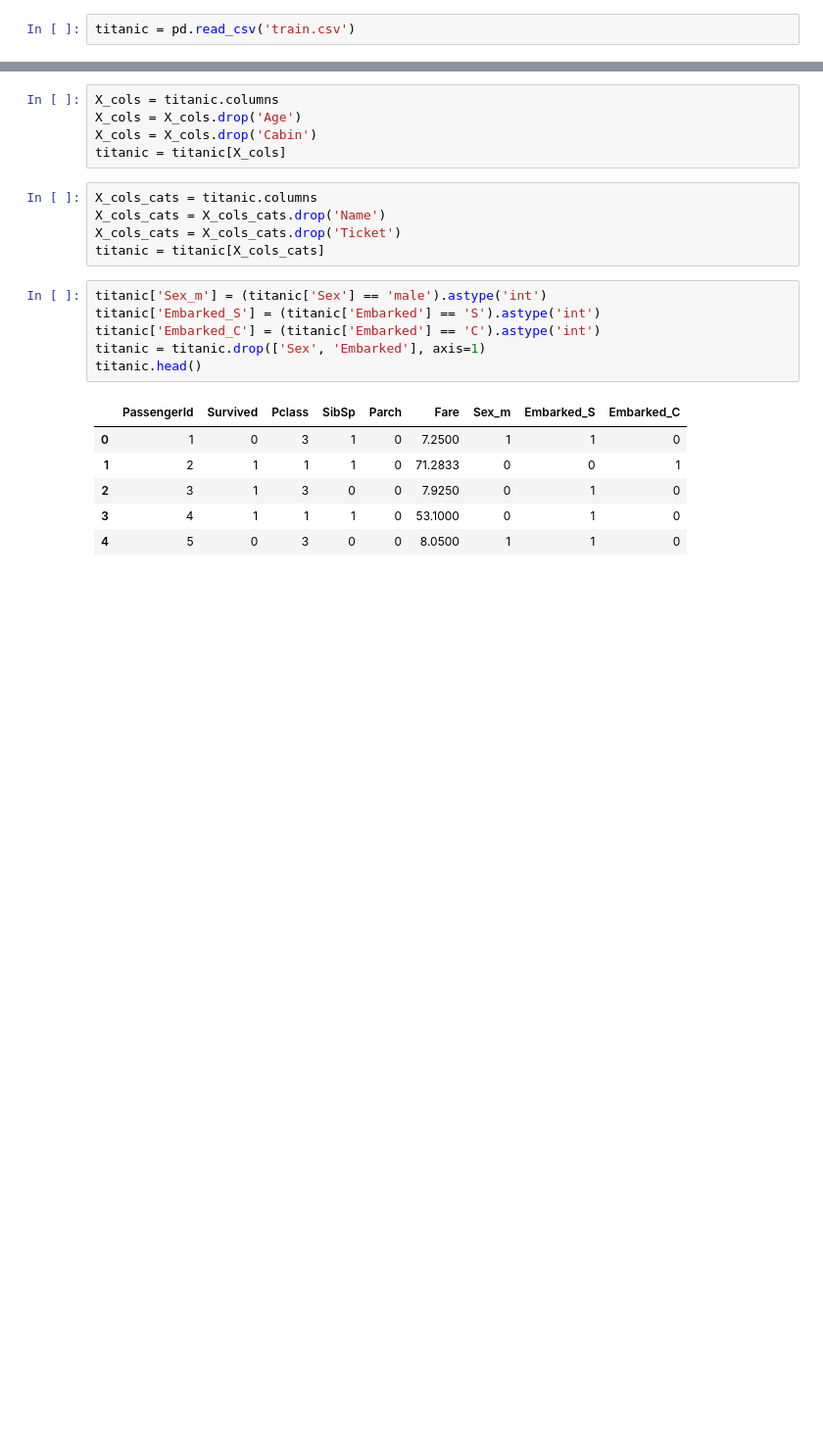
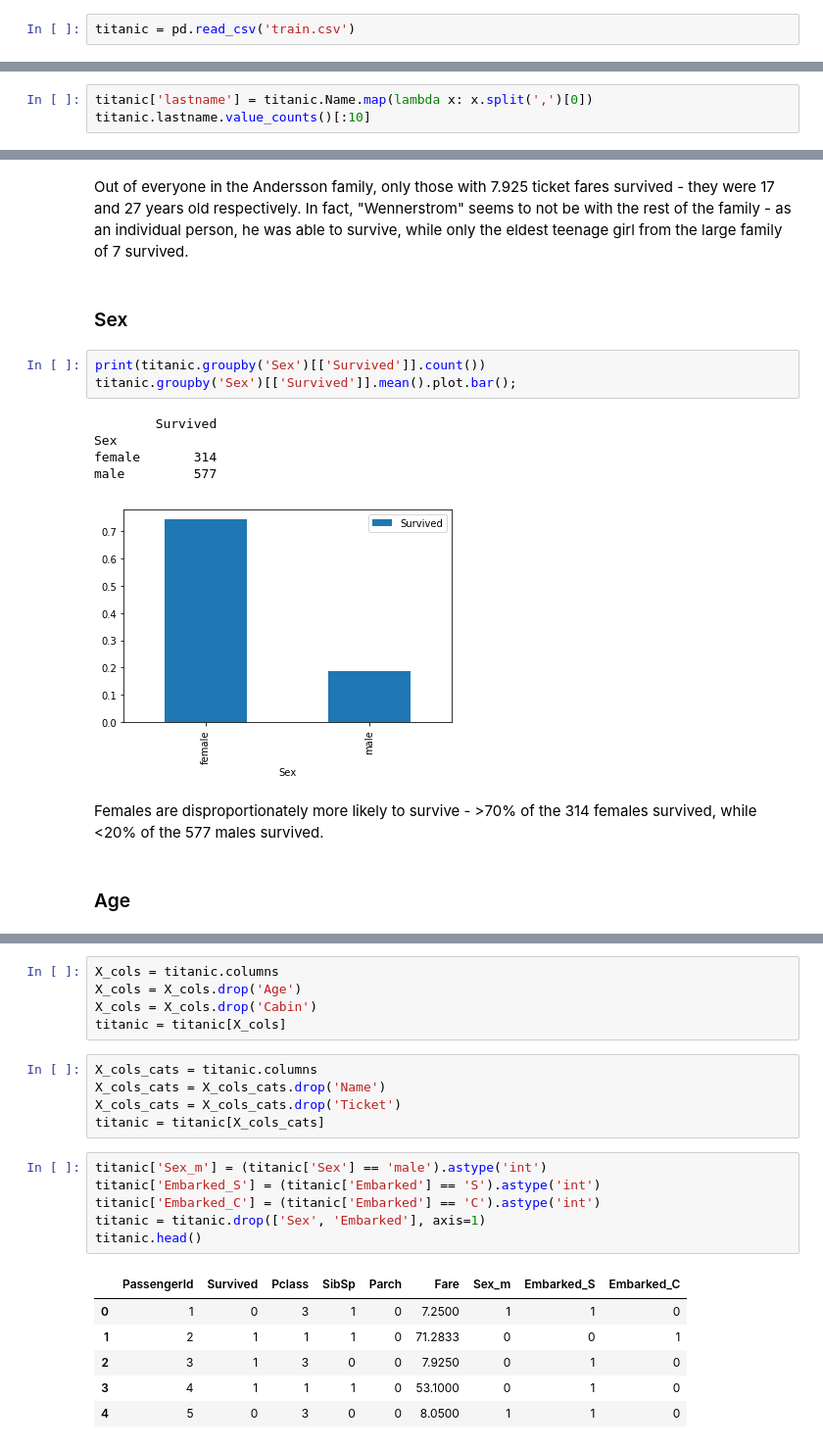
Before and after one commit to ningyuuu/rf-scratch, a Jupyter notebook: titanic.ipynb, the cells around one changed output, grey strips where cells are left out. Shown: that part at 98% size. Cells and saved outputs as stored; diff of their text form; blank space fills up the shorter version.

```diff
--- a/titanic.ipynb
+++ b/titanic.ipynb
@@ -9,0 +161,3 @@ titanic = pd.read_csv('train.csv')
+# %%
+titanic['lastname'] = titanic.Name.map(lambda x: x.split(',')[0])
+titanic.lastname.value_counts()[:10]
@@ -9,0 +189,17 @@ titanic = pd.read_csv('train.csv')
+# %% [markdown]
+Out of everyone in the Andersson family, only those with 7.925 ticket fares survived - they were 17 and 27 years old respectively. In fact, "Wennerstrom" seems to not be with the rest of the family - as an individual person, he was able to survive, while only the eldest teenage girl from the large family of 7 survived.
+# %% [markdown]
+### Sex
+# %%
+print(titanic.groupby('Sex')[['Survived']].count())
+titanic.groupby('Sex')[['Survived']].mean().plot.bar();
+# %% [output]
+        Survived
+Sex
+female       314
+male         577
+[figure, added]
+# %% [markdown]
+Females are disproportionately more likely to survive - >70% of the 314 females survived, while <20% of the 577 males survived.
+# %% [markdown]
+### Age
```
Also changed, not shown: parts of 88 cells of this notebook.
